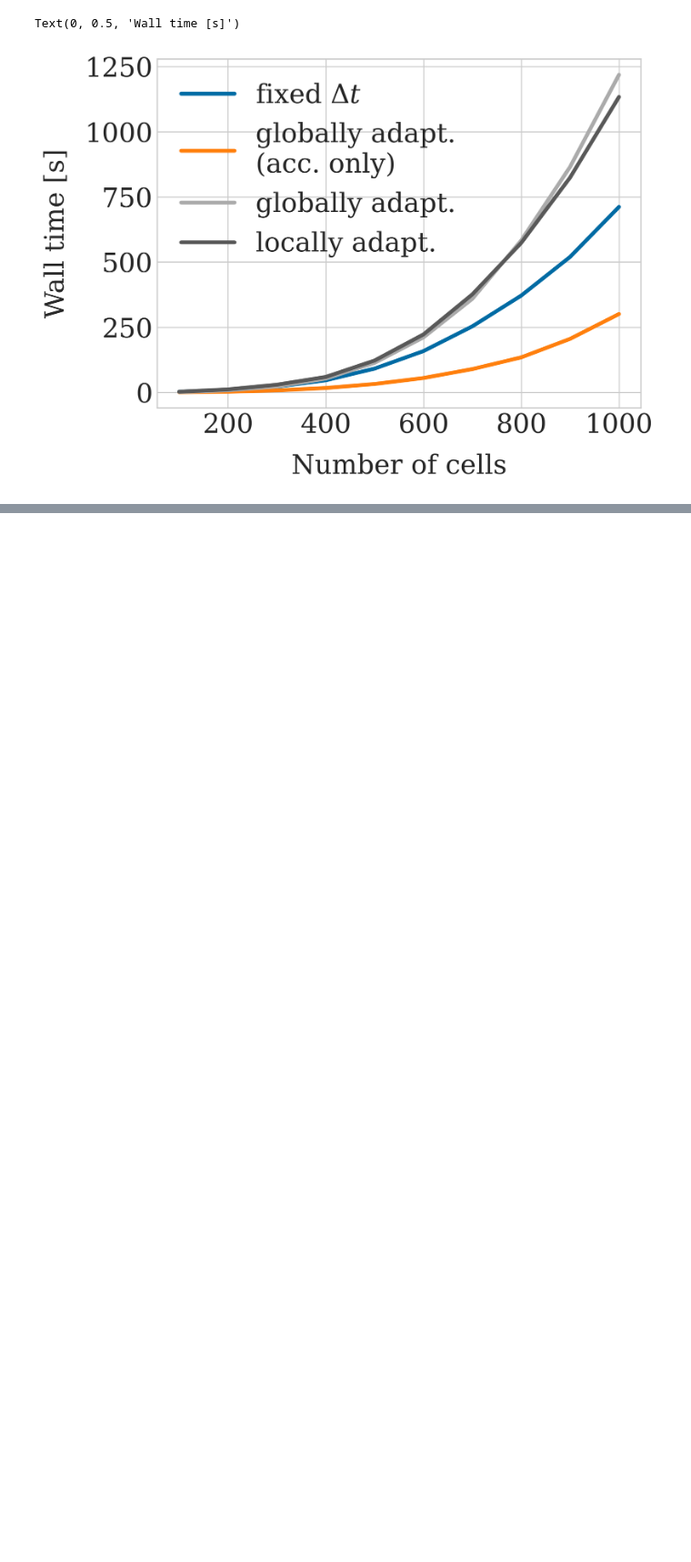
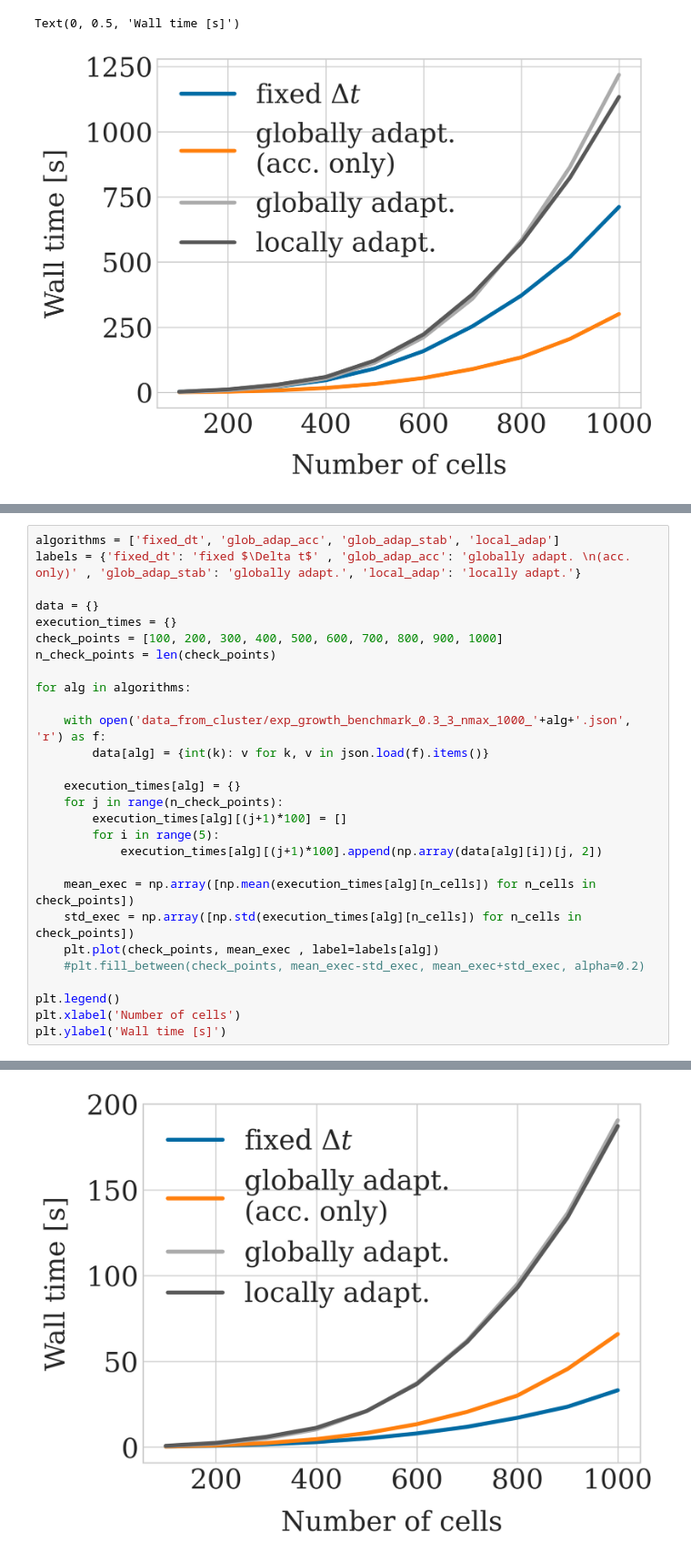
Before and after one commit to somathias/cbmos, a Jupyter notebook: experiments/exp-draft_growth_benchmark_figures.ipynb, the cells around one changed output, grey strips where cells are left out. Shown at 91% size. Drawn from its saved outputs; the diff is of its cells as text; blank space fills up the shorter version.

```diff
--- a/experiments/exp-draft_growth_benchmark_figures.ipynb
+++ b/experiments/exp-draft_growth_benchmark_figures.ipynb
@@ -56,0 +88,29 @@ Text(0, 0.5, 'Wall time [s]')
+# %%
+algorithms = ['fixed_dt', 'glob_adap_acc', 'glob_adap_stab', 'local_adap']
+labels = {'fixed_dt': 'fixed $\Delta t$' , 'glob_adap_acc': 'globally adapt. \n(acc. only)' , 'glob_adap_stab': 'globally adapt.', 'local_adap': 'locally adapt.'}
+
+data = {}
+execution_times = {}
+check_points = [100, 200, 300, 400, 500, 600, 700, 800, 900, 1000]
+n_check_points = len(check_points)
+
+for alg in algorithms:
+
+    with open('data_from_cluster/exp_growth_benchmark_0.3_3_nmax_1000_'+alg+'.json', 'r') as f:
+        data[alg] = {int(k): v for k, v in json.load(f).items()}
+
+    execution_times[alg] = {}
+    for j in range(n_check_points):
+        execution_times[alg][(j+1)*100] = []
+        for i in range(5):
+            execution_times[alg][(j+1)*100].append(np.array(data[alg][i])[j, 2])
+
+    mean_exec = np.array([np.mean(execution_times[alg][n_cells]) for n_cells in check_points])
+    std_exec = np.array([np.std(execution_times[alg][n_cells]) for n_cells in check_points])
+    plt.plot(check_points, mean_exec , label=labels[alg])
+    #plt.fill_between(check_points, mean_exec-std_exec, mean_exec+std_exec, alpha=0.2)
+
+plt.legend()
+plt.xlabel('Number of cells')
+plt.ylabel('Wall time [s]')
+# %% [output]
@@ -56,0 +118 @@ Text(0, 0.5, 'Wall time [s]')
+[figure, added]
```
Also changed, not shown: parts of 2 cells of this notebook, 11 other files.
